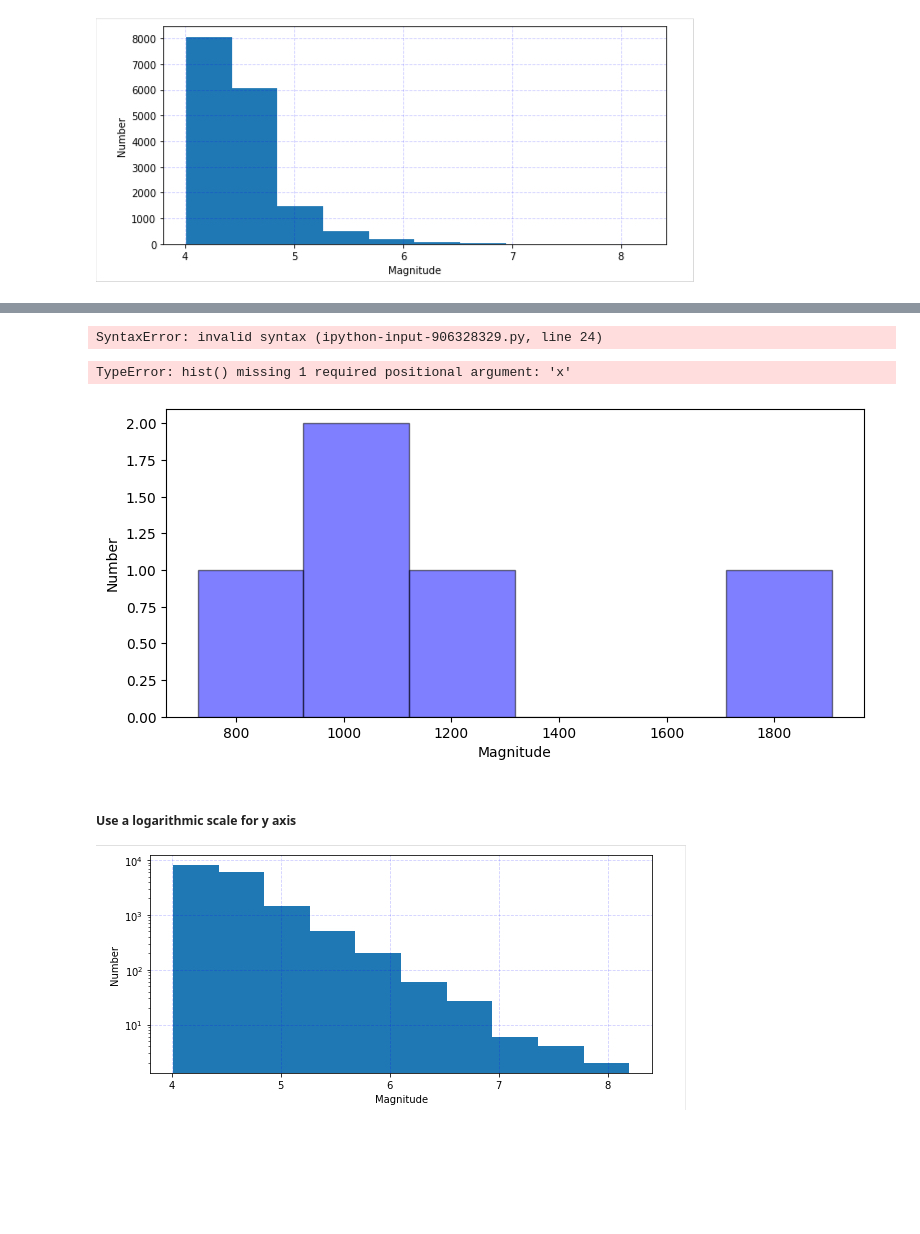
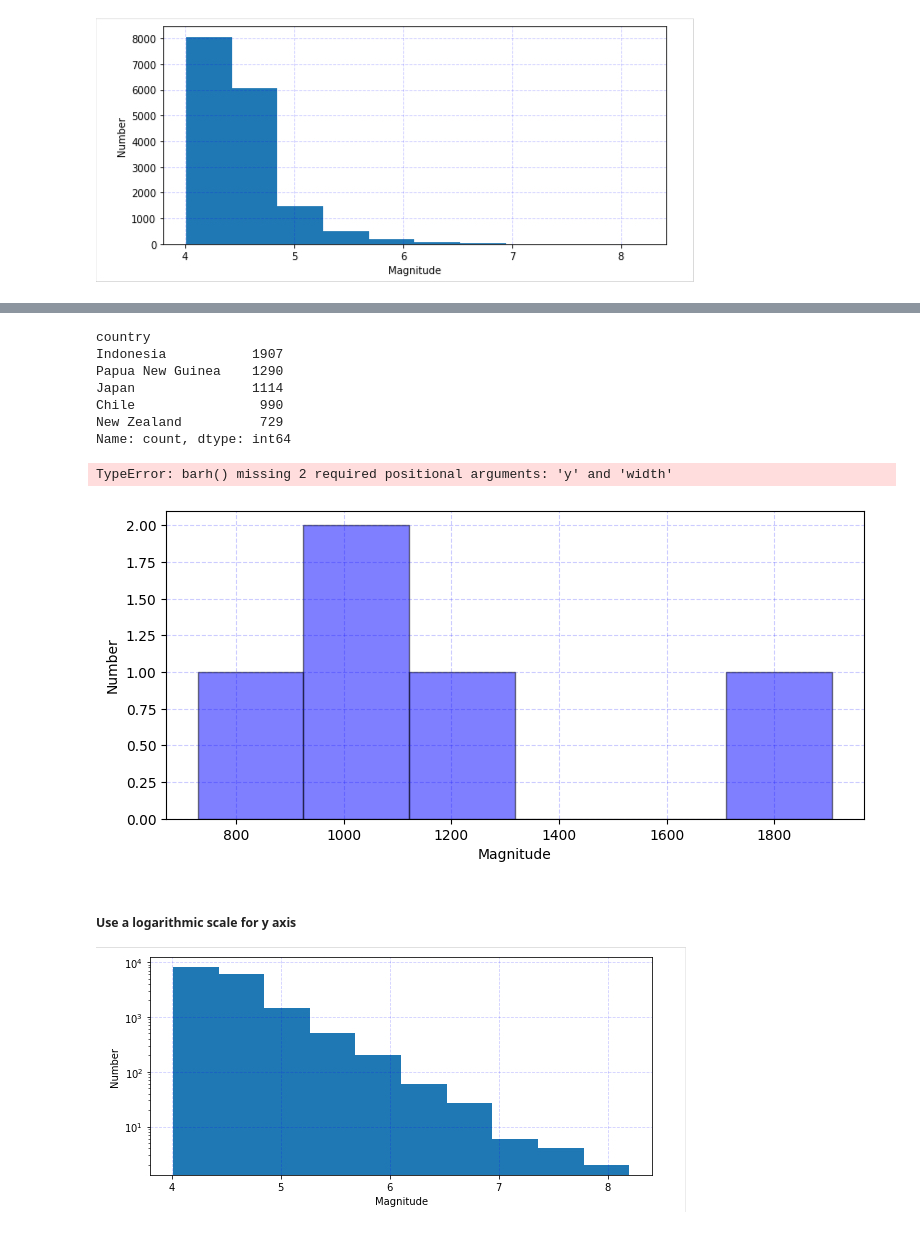
Before and after one commit to Cyp202/2025_Intro_Python, a Jupyter notebook: notebook/W3_S1.ipynb, the cells around one changed output, grey strips where cells are left out. Cells and saved outputs as stored; diff of their text form; code cells hidden in the pictures; blank space fills up the shorter version.

```diff
--- a/notebook/W3_S1.ipynb
+++ b/notebook/W3_S1.ipynb
@@ -461,45 +471,32 @@ Hint: `Pandas` has a histogram function documented [at this link](https://pandas
 # %%
 # Make a figure and plot the histogram
 # print the first 5 rows of num2
 df_five_c=df_filt_counts[0:5]
 print(df_five_c)
 #df_filt['country'].mag.plot(kind='bar')
 #timeseries.loc['2015-01-01':'2015-07-01'].plot()
 
 #plt.hist(df_five_c, x='Country', y='earthquake_num', grid=False)
 #plt.legend('earthquake_num')
 
 fig,ax = plt.subplots(figsize=(9,4))
 # Make the histogram
-plt.hist(df_five_c, bins=6, color='b', edgecolor='black')
+plt.hist(df_five_c, bins=6, color='b', alpha=0.5, edgecolor='black')
 plt.xlabel('Magnitude') # X axis label
 plt.ylabel('Number') # Y axis label
-#plt.hist(alpha=0.2,c='b',ls='--')
+plt.grid(alpha=0.2,c='b',ls='--')# grille légère
 
-
-
-
-#@markdown Fill in the blank version. Double click to reveal
-__,__ = plt.subplots(figsize=(9,4))
-# Make the histogram
-.__.____
-__.__________('______') # X axis label
-__._______('_____') # Y axis label
-__._____(alpha=0.2,c='b',ls='--')
+plt.barh()
 # %% [output]
-SyntaxError: invalid syntax (ipython-input-906328329.py, line 24)
+country
+Indonesia           1907
+Papua New Guinea    1290
+Japan               1114
+Chile                990
+New Zealand          729
+Name: count, dtype: int64
+TypeError: barh() missing 2 required positional arguments: 'y' and 'width'
+[figure, added]
-# %%
-#@markdown Fill in the blank version. Double click to reveal
-fig,ax = plt.subplots(figsize=(9,4))
-# Make the histogram
-plt.hist(df_five_c, bins=6, color='b', alpha=0.5, edgecolor='black')
-plt.xlabel('Magnitude') # X axis label
-plt.ylabel('Number') # Y axis label
-plt.hist(alpha=0.2,c='b',ls='--')
-#plt.barh()
-# %% [output]
-TypeError: hist() missing 1 required positional argument: 'x'
-[figure, removed]
 # %% [markdown]
 ##### Use a logarithmic scale for y axis
 
```
Also changed, not shown: parts of 6 cells of this notebook.
